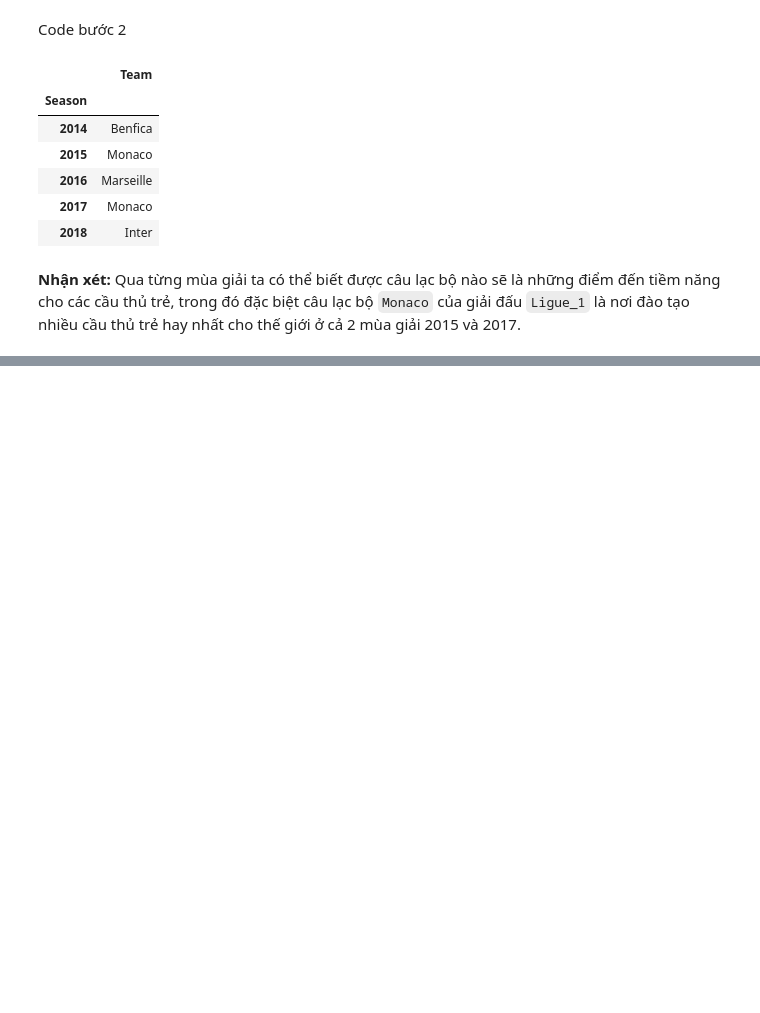
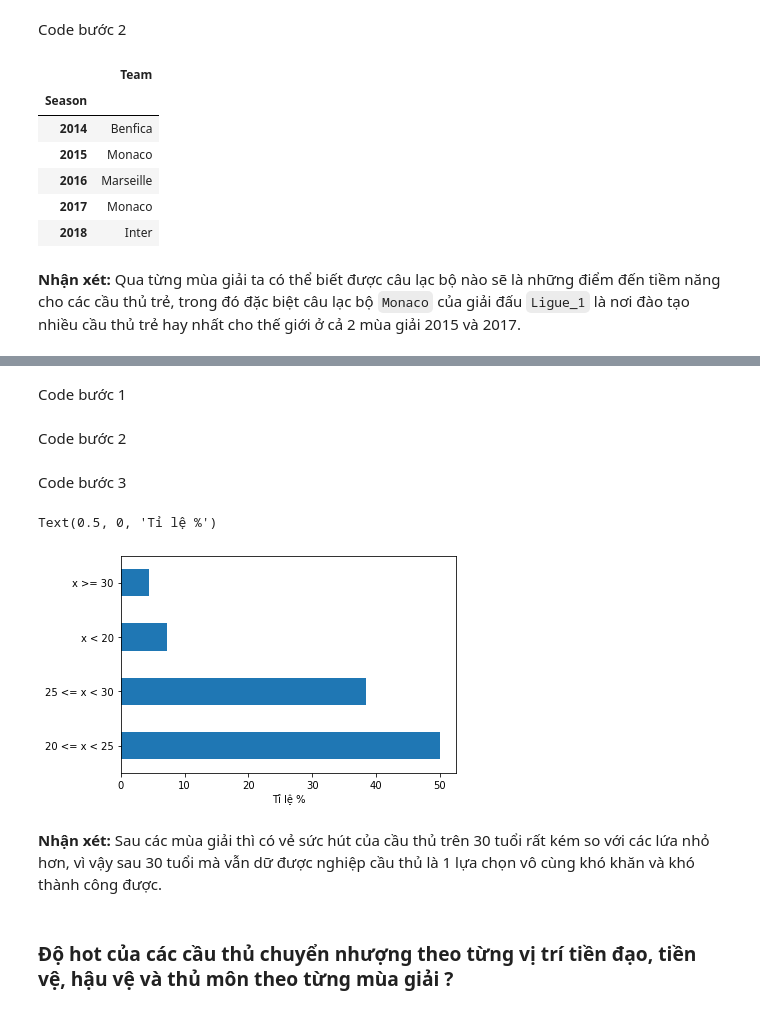
Before and after one commit to datpham2001/P4DS-CQ19-FinalProject, a Jupyter notebook: final-project.ipynb, the cells around one changed output, grey strips where cells are left out. Saved outputs shown, nothing was run; the diff lists cells and outputs as text; code cells hidden in the pictures; blank space fills up the shorter version.

```diff
--- a/final-project.ipynb
+++ b/final-project.ipynb
@@ -298,0 +307,38 @@ tranfer_under_23_df
+# %% [markdown]
+Code bước 1
+# %%
+age_df = transfer_df['Age']
+
+list_range_age = ['x < 20', '20 <= x < 25', '25 <= x < 30', 'x >= 30']
+
+dict_age = dict.fromkeys(list_range_age, 0)
+# %% [markdown]
+Code bước 2
+# %%
+def countAge(age):
+    if age < 20:
+        dict_age['x < 20'] += 1
+    elif age >= 20 and age < 25:
+        dict_age['20 <= x < 25'] += 1
+    elif age >= 25 and age < 30:
+        dict_age['25 <= x < 30'] += 1
+    elif age >= 30:
+        dict_age['x >= 30'] += 1
+
+age_df.apply(countAge)
+
+dict_age_df = pd.DataFrame.from_dict(dict_age, orient = 'index')
+# %% [markdown]
+Code bước 3
+# %%
+dict_age_df.columns = ['Mount_footballer']
+
+ax = (dict_age_df['Mount_footballer'] / dict_age_df['Mount_footballer'].sum() * 100).round(1).sort_values(ascending=False).plot.barh()
+ax.set_xlabel('Tỉ lệ %')
+# %% [output]
+Text(0.5, 0, 'Tỉ lệ %')
+[figure, added]
+# %% [markdown]
+**Nhận xét:** Sau các mùa giải thì có vẻ sức hút của cầu thủ trên 30 tuổi rất kém so với các lứa nhỏ hơn, vì vậy sau 30 tuổi mà vẫn dữ được nghiệp cầu thủ là 1 lựa chọn vô cùng khó khăn và khó thành công được.
+# %% [markdown]
+### Độ hot của các cầu thủ chuyển nhượng theo từng vị trí tiền đạo, tiền vệ, hậu vệ và thủ môn theo từng mùa giải ?
```
Also changed, not shown: parts of 19 cells of this notebook.
